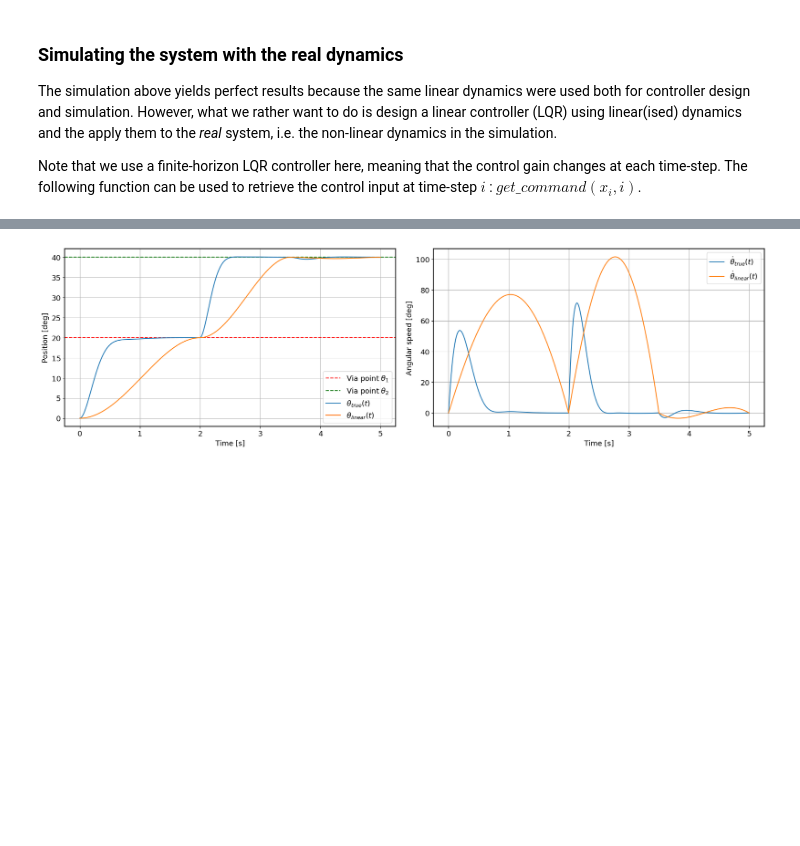
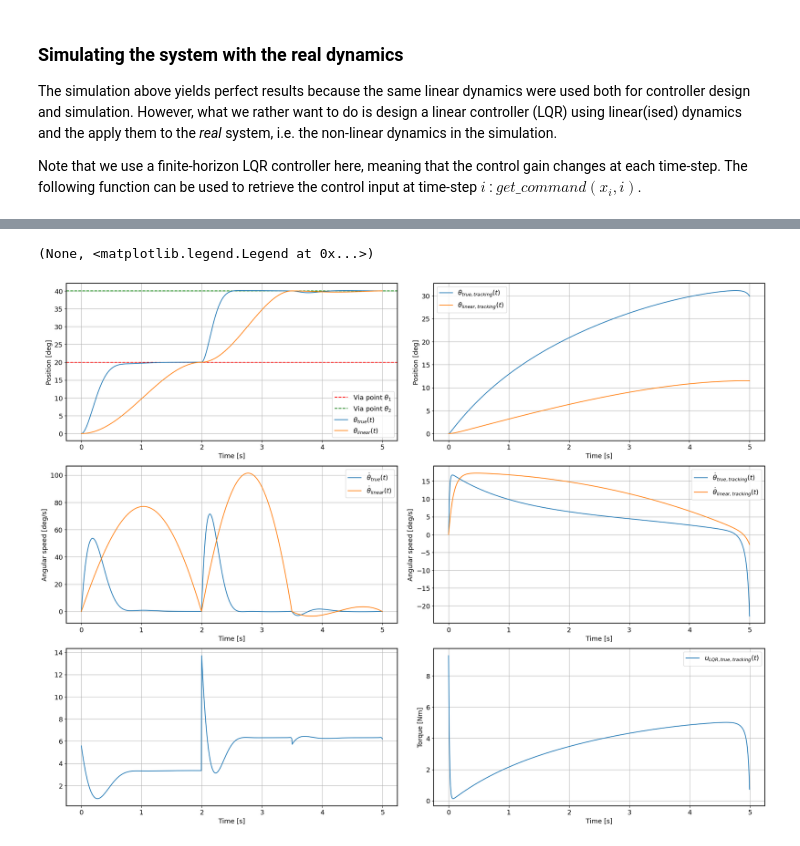
Before and after one commit to CedricFont/Subspace-learning-for-robot-application, a Jupyter notebook: LQR simulation/Pendulum simulation.ipynb, the cells around one changed output, grey strips where cells are left out. Saved outputs shown, nothing was run; the diff lists cells and outputs as text; code cells hidden in the pictures; blank space fills up the shorter version.

Commit message:
Added trajectory tracking

```diff
--- a/LQR simulation/Pendulum simulation.ipynb
+++ b/LQR simulation/Pendulum simulation.ipynb
@@ -162,5 +162,8 @@ sys.path.append(pbd_path)
 pbd_path = os.path.abspath(os.path.join('pbdlib'))
 sys.path.append(pbd_path)
 import pbdlib as pbd
+plt.style.use("default")
+plt.rcParams['font.size'] = 13
+plt.rcParams['axes.linewidth'] = 1.5
 %load_ext autoreload
 %autoreload 2
@@ -228,29 +274,26 @@ lqr.ricatti()
 # Simulate the closed-loop system
 demo_number = 2
 x0 = np.zeros((demo_number, x_dim*nb_deriv))
-xs,us = lqr.make_rollout(x0)
+xs, us = lqr.make_rollout(x0)
+xs_track, us_track = lqr_tracking.make_rollout(x0)
 t = np.linspace(0,T,N)
 
 # Plot
 fig,ax = plt.subplots(1, 2,
                        constrained_layout = True, figsize=(18,5))
-xs_mean = np.mean(xs, axis=0)
+xs_mean, xs_track = np.mean(xs, axis=0), np.mean(xs_track, axis=0)
 xs_std  = np.std(xs, axis=0)
 
 ax[0].axhline(y=rad2deg(viaPoint1[0]), linestyle='--', color='r', label=r"Via point $\theta_1$")
 ax[0].axhline(y=rad2deg(viaPoint2[0]), linestyle='--', color='g', label=r"Via point $\theta_2$")
 
 ax[0].plot(t, rad2deg(xs_mean[:,0]), label=r"$\theta (t)$")
-#ax[0].plot(t, 180/np.pi*X_hat[0,:], label=r"$\hat{\theta} (t)$")
-#ax[0].plot(t, 180/np.pi*X_small[0,:], label=r"$\theta_{small} (t)$")
 ax[0].set_xlabel('Time [s]'), ax[0].set_ylabel('Position [deg]')
 ax[0].grid()
 ax[0].legend()
 
 ax[1].plot(t, rad2deg(xs_mean[:,1]), label=r"$\dot{\theta} (t)$")
-#ax[1].plot(t, 180/np.pi*X_hat[1,:], label=r"$\dot{\hat{\theta}} (t)$")
-#ax[1].plot(t, 180/np.pi*X_small[1,:], label=r"$\dot{\theta}_{small} (t)$")
-ax[1].set_xlabel('Time [s]'), ax[1].set_ylabel('Angular speed [deg]')
+ax[1].set_xlabel('Time [s]'), ax[1].set_ylabel('Angular speed [deg/s]')
 ax[1].grid()
 ax[1].legend()
 # %% [output]
@@ -265,38 +307,51 @@ Note that we use a finite-horizon LQR controller here, meaning that the control
 # %%
 X0 = np.array([0,0]) # Initial condition : [position [rad], velocity [rad/s]]
 t_interval = np.array([dt]) # Time-interval for one step to occur
-Xc = np.empty(shape=[N,2]) # Controlled trajectory
-Xc[0,:] = X0
-print(lqr.get_command(X0, 0))
-for i in range(0):
-    print(i)
+Xc, Xc_tracking = np.empty(shape=[N,2]), np.empty(shape=[N,2]) # Controlled trajectory
+Uc, Uc_tracking = np.empty(shape=[N-1]), np.empty(shape=[N-1]) # Control input history
+Xc[0,:], Xc_tracking[0,:] = X0, X0
 
 # Simulate the closed-loop trajectory for the non-linear dynamics
 for i in range(N-1):
 
-    u = lqr.get_command(Xc[i,:], i) # Retrieve LQR control input
-    Xc[i+1,:] = RK4(f, Xc[i,:], u, t_interval).T[1,:] # Next point of the non-linear controlled trajectory
+    u, u_tracking = lqr.get_command(Xc[i,:], i), lqr_tracking.get_command(Xc_tracking[i,:], i) # Retrieve LQR control input
+    Uc[i], Uc_tracking[i] = u, u_tracking
+    # Next point of the non-linear controlled trajectory
+    Xc[i+1,:], Xc_tracking[i+1,:] = RK4(f, Xc[i,:], u, t_interval).T[1,:], RK4(f, Xc_tracking[i,:], u_tracking, t_interval).T[1,:]
 
+print(Uc.shape)
 # Plot trajectory
-fig,ax = plt.subplots(1, 2,
-                       constrained_layout = True, figsize=(18,5))
+fig,ax = plt.subplots(3, 2,
+                       constrained_layout = True, figsize=(20,15))
 
-ax[0].axhline(y=rad2deg(viaPoint1[0]), linestyle='--', color='r', label=r"Via point $\theta_1$")
-ax[0].axhline(y=rad2deg(viaPoint2[0]), linestyle='--', color='g', label=r"Via point $\theta_2$")
+ax[0,0].axhline(y=rad2deg(viaPoint1[0]), linestyle='--', color='r', label=r"Via point $\theta_1$")
+ax[0,0].axhline(y=rad2deg(viaPoint2[0]), linestyle='--', color='g', label=r"Via point $\theta_2$")
 
-ax[0].plot(t, rad2deg(Xc[:,0]), label=r"$\theta_{true} (t)$")
-ax[0].plot(t, rad2deg(xs_mean[:,0]), label=r"$\theta_{linear} (t)$")
-#ax[0].plot(t, 180/np.pi*X_hat[0,:], label=r"$\hat{\theta} (t)$")
-#ax[0].plot(t, 180/np.pi*X_small[0,:], label=r"$\theta_{small} (t)$")
-ax[0].set_xlabel('Time [s]'), ax[0].set_ylabel('Position [deg]')
-ax[0].grid()
-ax[0].legend()
+ax[0,0].plot(t, rad2deg(Xc[:,0]), label=r"$\theta_{true} (t)$")
+ax[0,0].plot(t, rad2deg(xs_mean[:,0]), label=r"$\theta_{linear} (t)$")
+ax[0,0].set_xlabel('Time [s]'), ax[0,0].set_ylabel('Position [deg]')
+ax[0,0].grid(), ax[0,0].legend()
 
-ax[1].plot(t, rad2deg(Xc[:,1]), label=r"$\dot{\theta}_{true} (t)$")
-ax[1].plot(t, rad2deg(xs_mean[:,1]), label=r"$\dot{\theta}_{linear} (t)$")
-#ax[1].plot(t, 180/np.pi*X_hat[1,:], label=r"$\dot{\hat{\theta}} (t)$")
-#ax[1].plot(t, 180/np.pi*X_small[1,:], label=r"$\dot{\theta}_{small} (t)$")
-ax[1].set_xlabel('Time [s]'), ax[1].set_ylabel('Angular speed [deg]')
-ax[1].grid()
-ax[1].legend()
+ax[1,0].plot(t, rad2deg(Xc[:,1]), label=r"$\dot{\theta}_{true} (t)$")
+ax[1,0].plot(t, rad2deg(xs_mean[:,1]), label=r"$\dot{\theta}_{linear} (t)$")
+ax[1,0].set_xlabel('Time [s]'), ax[1,0].set_ylabel('Angular speed [deg/s]')
+ax[1,0].grid(), ax[1,0].legend()
+
+ax[2,0].plot(t[0:N-1], Uc, label=r"$u_{LQR,true}(t)$")
+ax[2,0].set_xlabel('Time [s]'), ax[2,1].set_ylabel('Torque [Nm]')
+ax[2,0].grid(), ax[2,1].legend()
+
+ax[0,1].plot(t, rad2deg(Xc_tracking[:,0]), label=r"$\theta_{true,tracking} (t)$")
+ax[0,1].plot(t, rad2deg(xs_track[:,0]), label=r"$\theta_{linear,tracking} (t)$")
+ax[0,1].set_xlabel('Time [s]'), ax[0,1].set_ylabel('Position [deg]')
+ax[0,1].grid(), ax[0,1].legend()
+
+ax[1,1].plot(t, rad2deg(Xc_tracking[:,1]), label=r"$\dot{\theta}_{true,tracking} (t)$")
+ax[1,1].plot(t, rad2deg(xs_track[:,1]), label=r"$\dot{\theta}_{linear,tracking} (t)$")
+ax[1,1].set_xlabel('Time [s]'), ax[1,1].set_ylabel('Angular speed [deg/s]')
+ax[1,1].grid(), ax[1,1].legend()
+
+ax[2,1].plot(t[0:N-1], Uc_tracking, label=r"$u_{LQR,true,tracking}(t)$")
+ax[2,1].set_xlabel('Time [s]'), ax[2,1].set_ylabel('Torque [Nm]')
+ax[2,1].grid(), ax[2,1].legend()
 # %% [output]
@@ -305,4 +360,5 @@ ax[1].legend()
+(None, <matplotlib.legend.Legend at 0x...>)
-[figure, old version]
+[figure, new version]
 # %% [markdown]
 ### Short summary of finite-horizon discrete-time LQR
 The finite horizon discrete-time LQR problem can be set up this way.<br><br>
```
Also changed, not shown: parts of 6 cells of this notebook.
